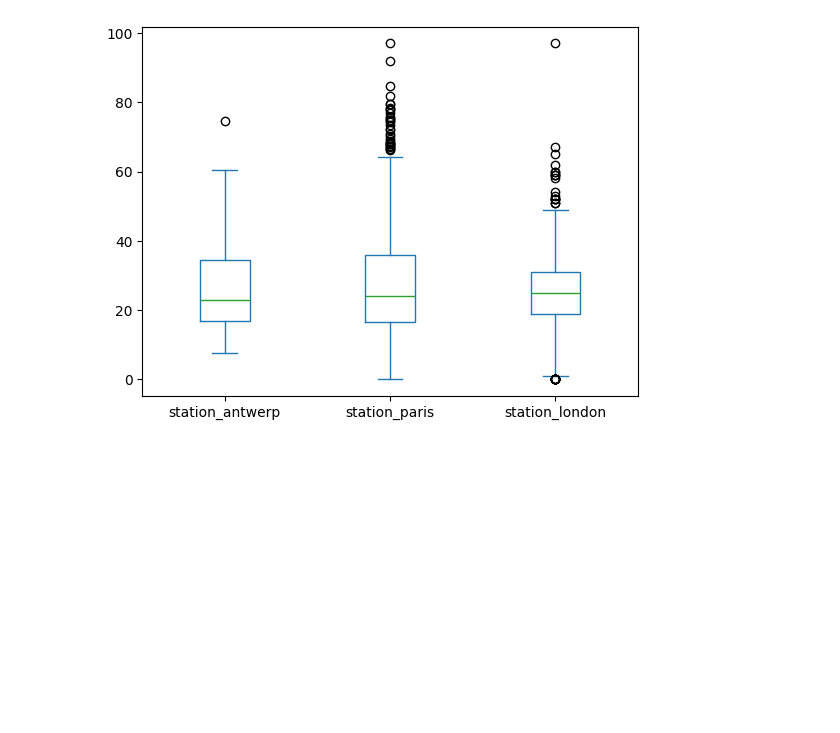
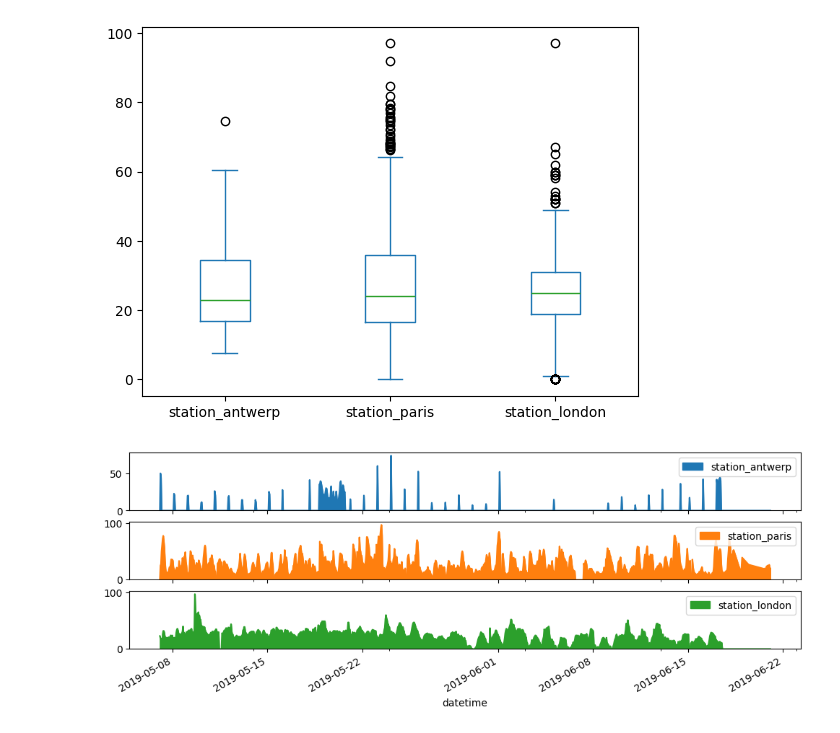
Before and after one commit to kshitijgupta-sudo/pandas_for_ml, a Jupyter notebook: plot_pandas.ipynb, the cells around one changed output. Saved outputs shown, nothing was run; the diff lists cells and outputs as text; code cells hidden in the pictures; blank space fills up the shorter version.

Commit message:
well just completed the plot part of pandas

```diff
--- a/plot_pandas.ipynb
+++ b/plot_pandas.ipynb
@@ -64,3 +68,7 @@ air_quality.plot.box()
 # %% [output]
 <Axes: >
 [figure]
+# %%
+axs = air_quality.plot.area(figsize=(12, 4), subplots=True)
+# %% [output]
+[figure, added]
```
Also changed, not shown: parts of 6 cells of this notebook, 1 other file.
